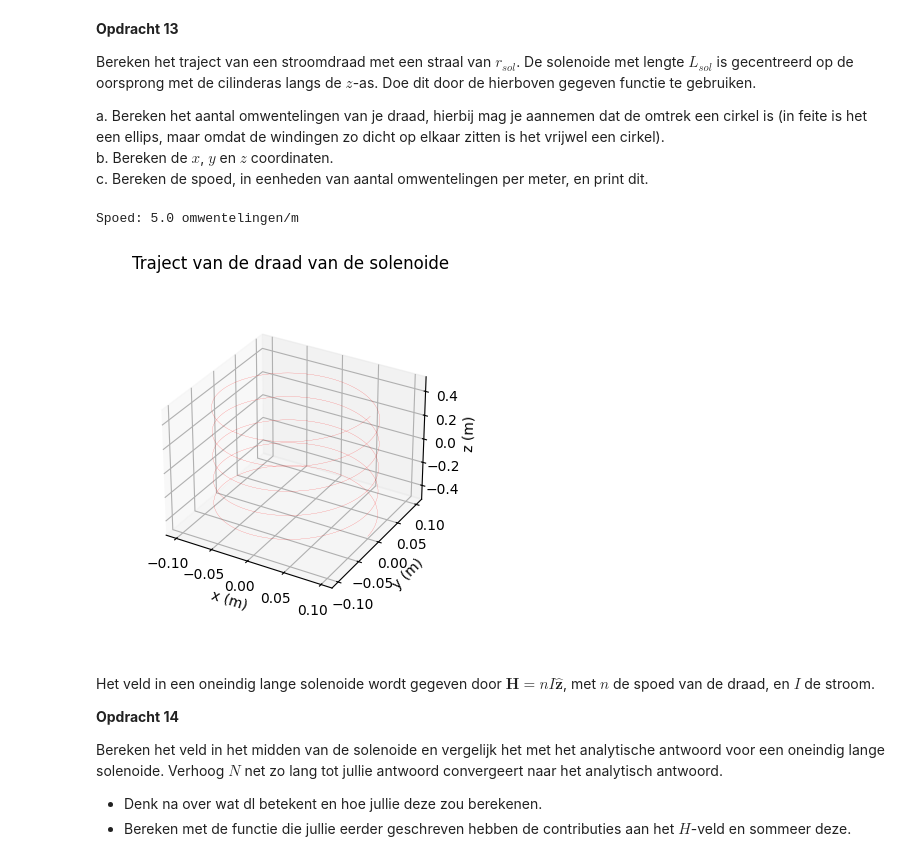
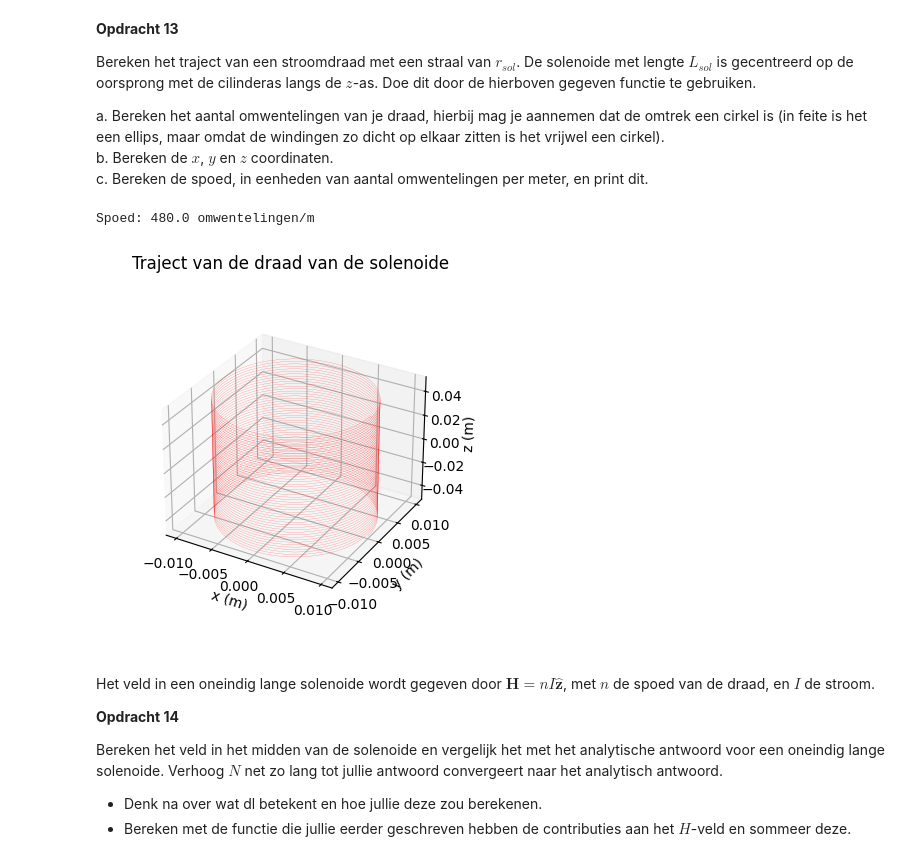
Before and after one commit to sjiemen/DEF_opdrachten_fork, a Jupyter notebook: DigitaleOntwerpopdrachten/2KrachtactuatorOpdracht/2KrachtactuatorOpdracht/KrachtactuatorOpdracht.ipynb, the cells around one changed output. Cells and saved outputs as stored; diff of their text form; code cells hidden in the pictures.

```diff
--- a/DigitaleOntwerpopdrachten/2KrachtactuatorOpdracht/2KrachtactuatorOpdracht/KrachtactuatorOpdracht.ipynb
+++ b/DigitaleOntwerpopdrachten/2KrachtactuatorOpdracht/2KrachtactuatorOpdracht/KrachtactuatorOpdracht.ipynb
@@ -410,25 +410,25 @@ a. Bereken het aantal omwentelingen van je draad, hierbij mag je aannemen dat de
 b. Bereken de $x$, $y$ en $z$ coordinaten.\
 c. Bereken de spoed, in eenheden van aantal omwentelingen per meter, en print dit.
 # %%
-r_sol = 0.1 #m
+r_sol = 0.01 #m
 N = round(L_wire/(2*np.pi*r_sol)) #wikkelingen
-L_sol = 1 #m
+L_sol = 0.1 #m
 
 x,y,z = parametrisatie(100*N,r_sol,N,L_sol)
 solen_pos = np.column_stack((x,y,z)) #array van de parametrisatie coordinaten als vectoren
 
 # Enkele plots
 ax=plt.figure().add_subplot(projection='3d')
 plt.title('Traject van de draad van de solenoide')
 plt.plot(x,y,z, '-r', linewidth=0.1)
 ax.set_box_aspect(aspect=None, zoom=0.8)
 ax.set_xlabel('x (m)'), ax.set_ylabel('y (m)'), ax.set_zlabel('z (m)')
 
 n = N/L_sol #spoed
 print(f"Spoed: {n} omwentelingen/m")
 # %% [output]
-Spoed: 5.0 omwentelingen/m
+Spoed: 480.0 omwentelingen/m
-[figure, old version]
+[figure, new version]
 # %% [markdown]
 Het veld in een oneindig lange solenoide wordt gegeven door $\mathbf{H} = n I \hat{\mathbf{z}}$, met $n$ de spoed van de draad, en $I$ de stroom.
 
```
Also changed, not shown: parts of 4 cells of this notebook.
